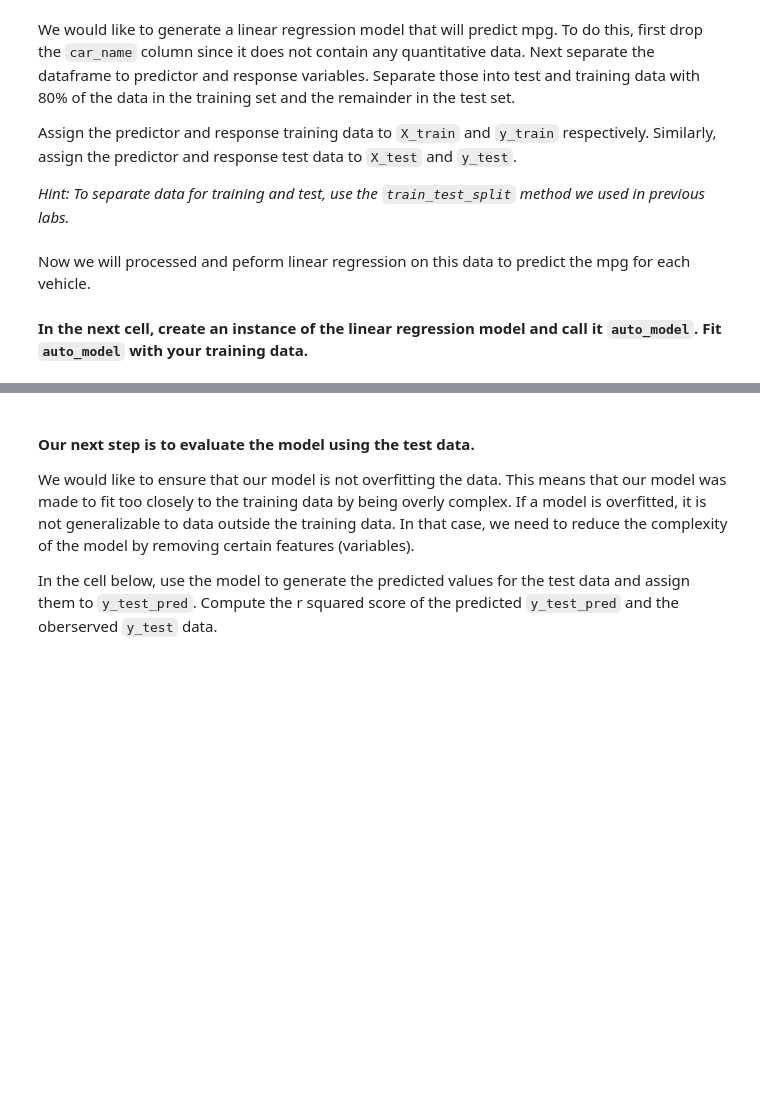
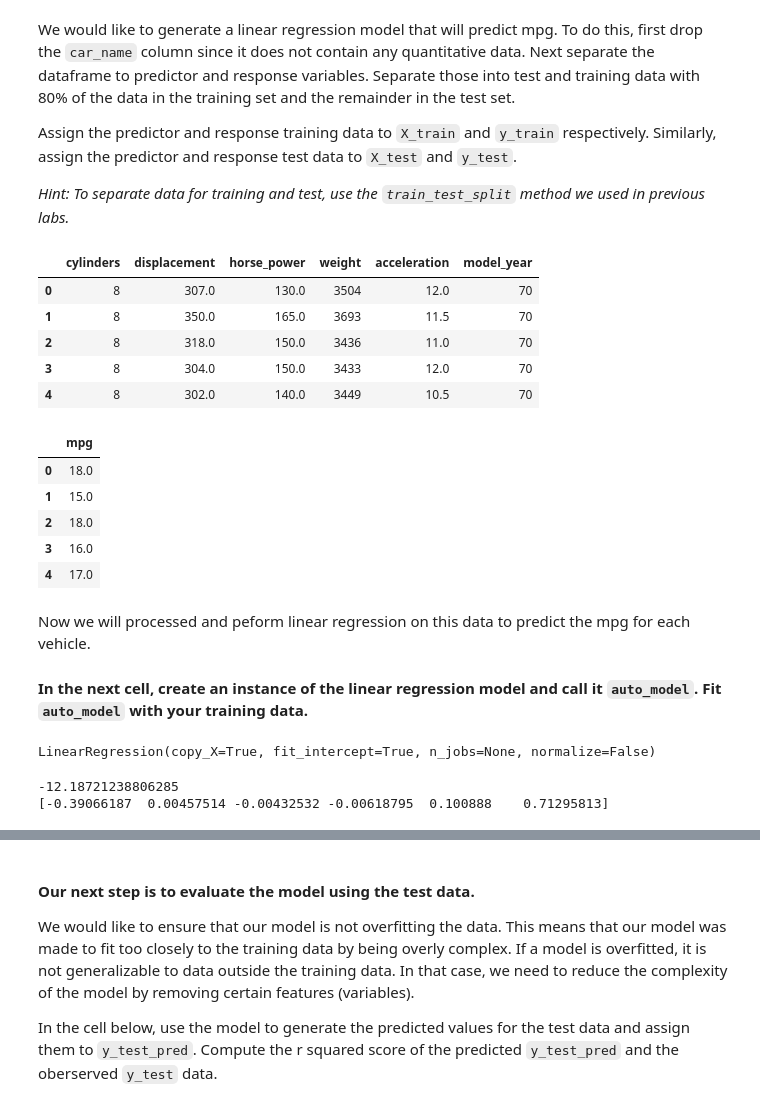
Before and after one commit to ta-datapt-bcn/lab-supervised-learning-regression, a Jupyter notebook: your-code/main.ipynb, the cells around one changed output, grey strips where cells are left out. Drawn from its saved outputs; the diff is of its cells as text; code cells hidden in the pictures; blank space fills up the shorter version.

Commit message:
supervised-learning-regression

```diff
--- a/your-code/main.ipynb
+++ b/your-code/main.ipynb
@@ -274,0 +302,5 @@ Check the dataset for missing values and remove all rows containing at least one
+# %%
+# Your code here:
+auto.isna().sum()
+auto = auto.dropna(how='any',axis=0)
+auto.isna().sum()
@@ -286,0 +348,21 @@ Assign the predictor and response training data to `X_train` and `y_train` respe
+# %%
+auto = auto.drop('car_name', axis=1)
+# %%
+y = pd.DataFrame(auto['mpg'])
+#y = y['mpg']
+X_auto =  auto.drop('mpg', axis=1)
+X_auto.head()
+y.head()
+# %% [output]
+|  | cylinders | displacement | horse_power | weight | acceleration | model_year |
+| 0 | 8 | 307.0 | 130.0 | 3504 | 12.0 | 70 |
+| 1 | 8 | 350.0 | 165.0 | 3693 | 11.5 | 70 |
+| 2 | 8 | 318.0 | 150.0 | 3436 | 11.0 | 70 |
+| 3 | 8 | 304.0 | 150.0 | 3433 | 12.0 | 70 |
+| 4 | 8 | 302.0 | 140.0 | 3449 | 10.5 | 70 |
+|  | mpg |
+| 0 | 18.0 |
+| 1 | 15.0 |
+| 2 | 18.0 |
+| 3 | 16.0 |
+| 4 | 17.0 |
@@ -293,3 +378,18 @@ Now we will processed and peform linear regression on this data to predict the m
+# %%
+# Your code here:
+from sklearn.linear_model import LinearRegression
+from sklearn.preprocessing import StandardScaler
+
+auto_model = LinearRegression()
+
+auto_model.fit(X_train, y_train)
+
+print(auto_model.intercept_)
+print(auto_model.coef_)
+# %% [output]
+LinearRegression(copy_X=True, fit_intercept=True, n_jobs=None, normalize=False)
+-12.18721238806285
+[-0.39066187  0.00457514 -0.00432532 -0.00618795  0.100888    0.71295813]
 # %% [markdown]
 # Challenge 4 - Evaluate the Model
 
```
Also changed, not shown: parts of 20 cells of this notebook.
